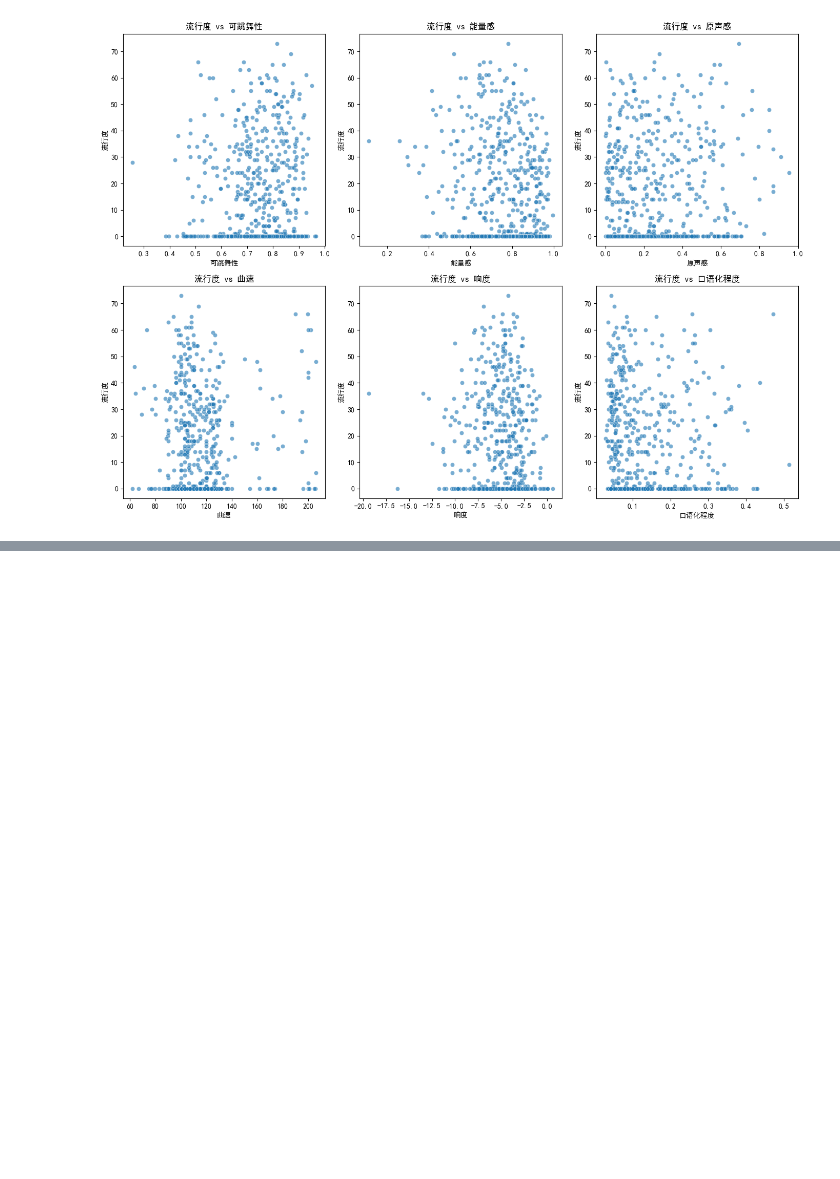
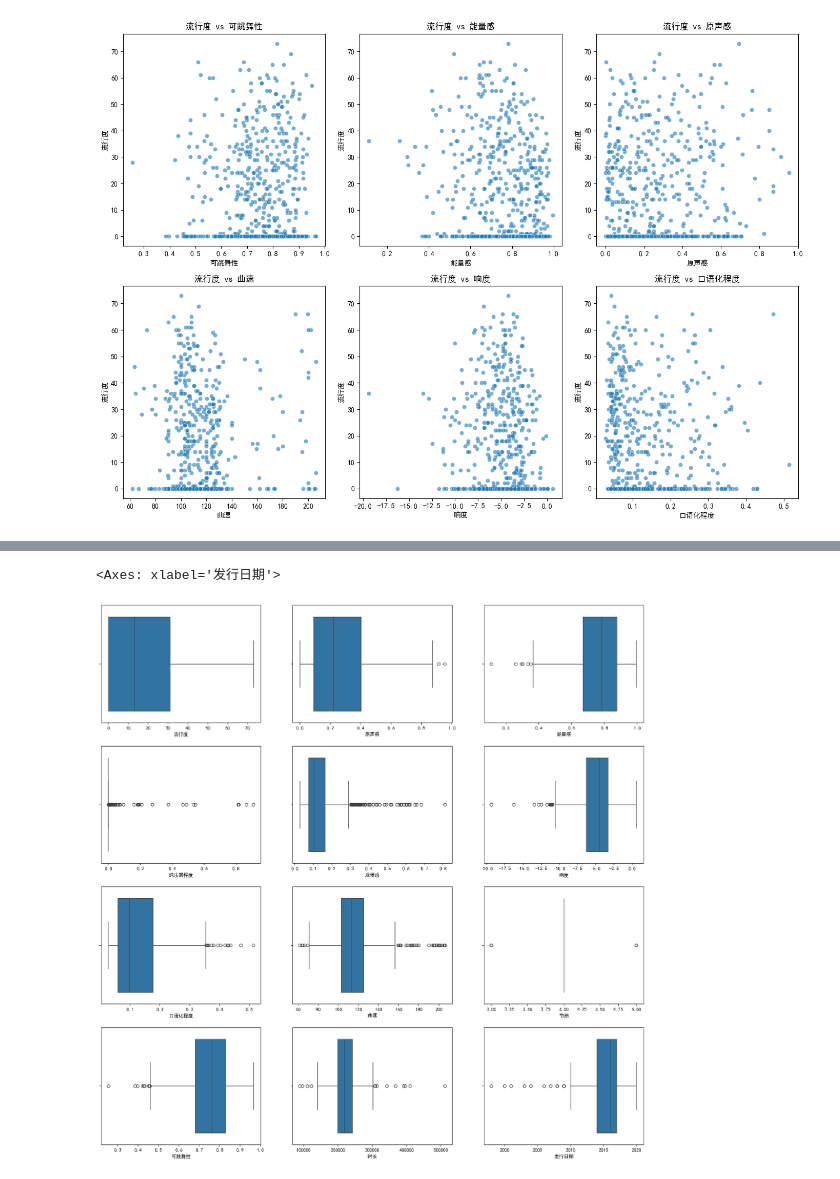
Before and after one commit to chenwenhao2025/xxqzy1, a Jupyter notebook: xxqdm1.1.ipynb, the cells around one changed output, grey strips where cells are left out. Drawn from its saved outputs; the diff is of its cells as text; code cells hidden in the pictures; blank space fills up the shorter version.

```diff
--- a/xxqdm1.1.ipynb
+++ b/xxqdm1.1.ipynb
@@ -124,0 +125,41 @@ plt.show()
+# %%
+plt.figure(figsize=(20,20), dpi=200)
+
+plt.subplot(4,3,1)
+sns.boxplot(x = '流行度', data = df)
+
+plt.subplot(4,3,2)
+sns.boxplot(x = '原声感', data = df)
+
+plt.subplot(4,3,3)
+sns.boxplot(x = '能量感', data = df)
+
+plt.subplot(4,3,4)
+sns.boxplot(x = '纯乐器程度', data = df)
+
+plt.subplot(4,3,5)
+sns.boxplot(x = '现场感', data = df)
+
+plt.subplot(4,3,6)
+sns.boxplot(x = '响度', data = df)
+
+plt.subplot(4,3,7)
+sns.boxplot(x = '口语化程度', data = df)
+
+plt.subplot(4,3,8)
+sns.boxplot(x = '曲速', data = df)
+
+plt.subplot(4,3,9)
+sns.boxplot(x = '节拍', data = df)
+
+plt.subplot(4,3,10)
+sns.boxplot(x = '可跳舞性', data = df)
+
+plt.subplot(4,3,11)
+sns.boxplot(x = '时长', data = df)
+
+plt.subplot(4,3,12)
+sns.boxplot(x = '发行日期', data = df)
+# %% [output]
+<Axes: xlabel='发行日期'>
+[figure, added]
```
Also changed, not shown: parts of 2 cells of this notebook.
